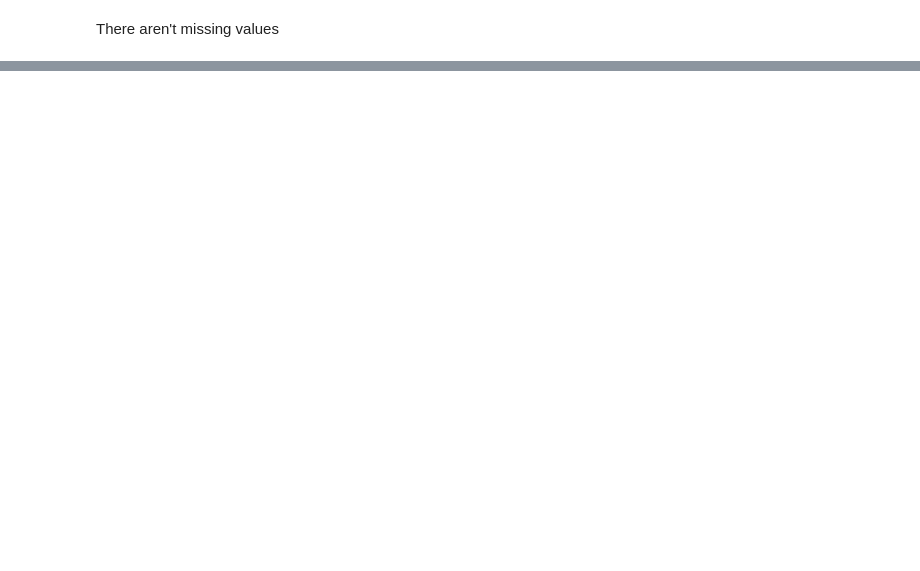
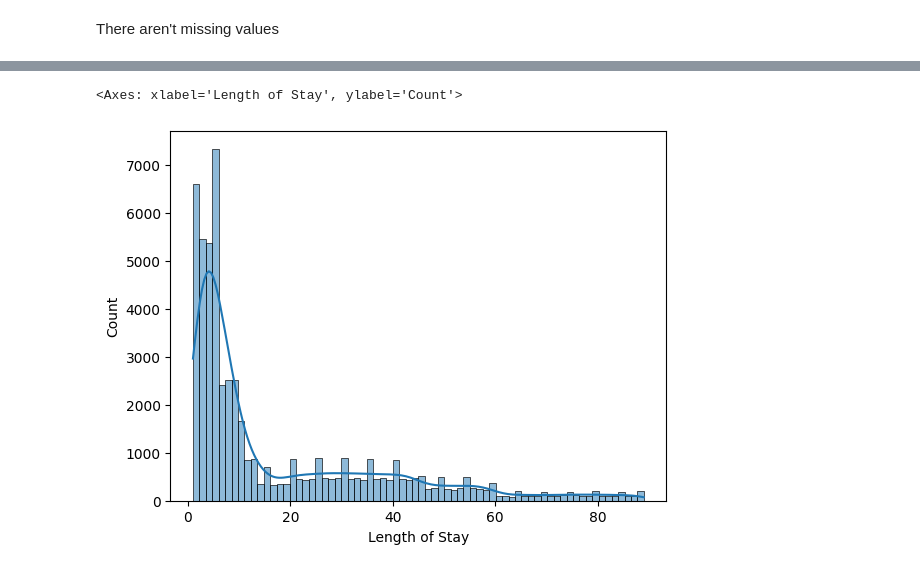
Before and after one commit to souigoralvim/length-of-stay-descomplica, a Jupyter notebook: notebooks/EDA.ipynb, the cells around one changed output, grey strips where cells are left out. Drawn from its saved outputs; the diff is of its cells as text; code cells hidden in the pictures; blank space fills up the shorter version.

```diff
--- a/notebooks/EDA.ipynb
+++ b/notebooks/EDA.ipynb
@@ -28,5 +55,5 @@ print('Differences between calculated and original Length of Stay:', differences
 # %%
 # Remove the 'Calculated Length of Stay' column and trivial text columns
 analysis_data = original_data.copy()
-analysis_data = analysis_data.drop(columns=['Calculated Length of Stay', 'Name','Date of Admission','Doctor','Hospital','Room Number', 'Discharge Date'])
+analysis_data = analysis_data.drop(columns=['Calculated Length of Stay', 'Name','Date of Admission','Doctor','Hospital','Billing Amount','Room Number', 'Discharge Date'])
 analysis_data.head()
@@ -46,6 +127,6 @@ feature_selection1.groupby('Medical Condition')['Length of Stay'].mean() # Alzhe
 # %%
-# pairplotting the data
-#sns.pairplot(feature_selection1)
-sns.boxplot(x='Gender', y='Length of Stay', data=feature_selection1)
-
-sns.boxplot(x='Medical Condition', y='Length of Stay', data=feature_selection1)
+# plot the distribution of length of stay
+sns.histplot(analysis_data['Length of Stay'], kde=True)
+# %% [output]
+<Axes: xlabel='Length of Stay', ylabel='Count'>
+[figure, added]
```
Also changed, not shown: parts of 12 cells of this notebook.
